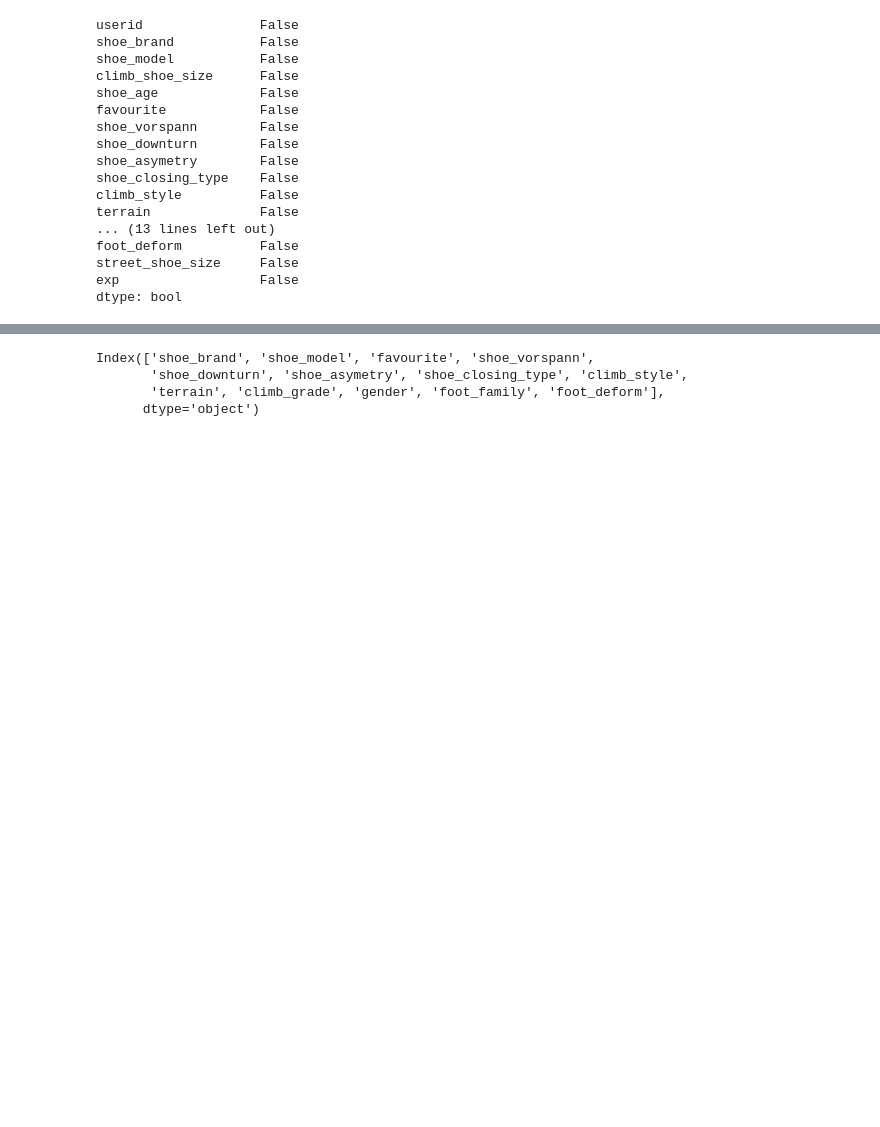
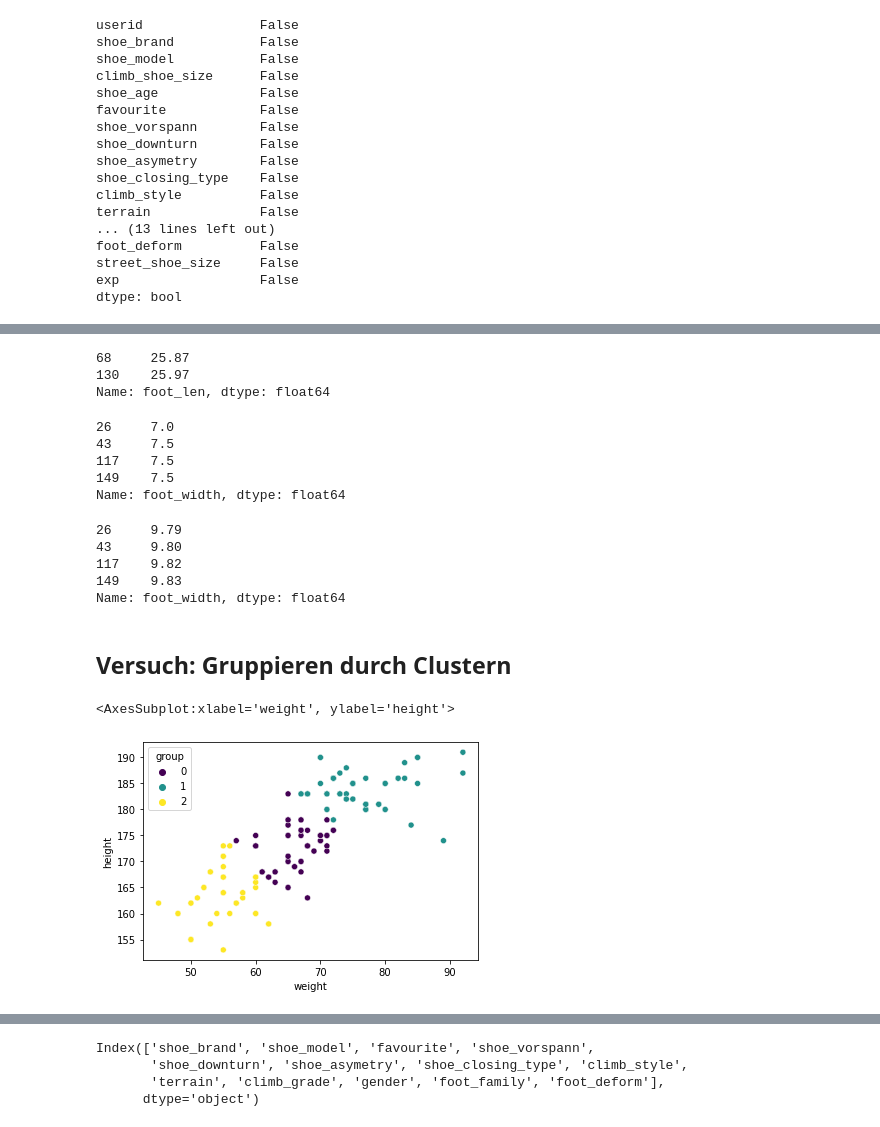
Before and after one commit to chalkiswhite/climbing-shoe-recommender, a Jupyter notebook: shoemodel_classification.ipynb, the cells around one changed output, grey strips where cells are left out. Cells and saved outputs as stored; diff of their text form; code cells hidden in the pictures; blank space fills up the shorter version.

```diff
--- a/shoemodel_classification.ipynb
+++ b/shoemodel_classification.ipynb
@@ -445,0 +537,44 @@ dtype: bool
+# %%
+df.at[68,'foot_len'] = round(df['foot_len'].mean(),2)
+df.at[130,'foot_len'] = round(df['foot_len'].mean(),2)
+df['foot_len'].iloc[[68,130]]
+# %% [output]
+68     25.87
+130    25.97
+Name: foot_len, dtype: float64
+# %%
+df['foot_width'][df['foot_width']<8]
+# %% [output]
+26     7.0
+43     7.5
+117    7.5
+149    7.5
+Name: foot_width, dtype: float64
+# %%
+df.at[[26],'foot_width'] = round(df['foot_width'].mean(),2)
+df.at[[43],'foot_width'] = round(df['foot_width'].mean(),2)
+df.at[[117],'foot_width'] = round(df['foot_width'].mean(),2)
+df.at[[149],'foot_width'] = round(df['foot_width'].mean(),2)
+
+df['foot_width'].iloc[[26,43,117,149]]
+# %% [output]
+26     9.79
+43     9.80
+117    9.82
+149    9.83
+Name: foot_width, dtype: float64
+# %% [markdown]
+## Versuch: Gruppieren durch Clustern
+# %%
+from sklearn.cluster import KMeans
+
+cluster = KMeans(3, random_state=0)
+
+cluster.fit(df[['height','weight']])
+
+df['group'] = cluster.predict(df[['height','weight']])
+
+sns.scatterplot(x='weight',y='height',data=df, hue='group', palette='viridis')
+# %% [output]
+<AxesSubplot:xlabel='weight', ylabel='height'>
+[figure, added]
```
Also changed, not shown: parts of 39 cells of this notebook.
